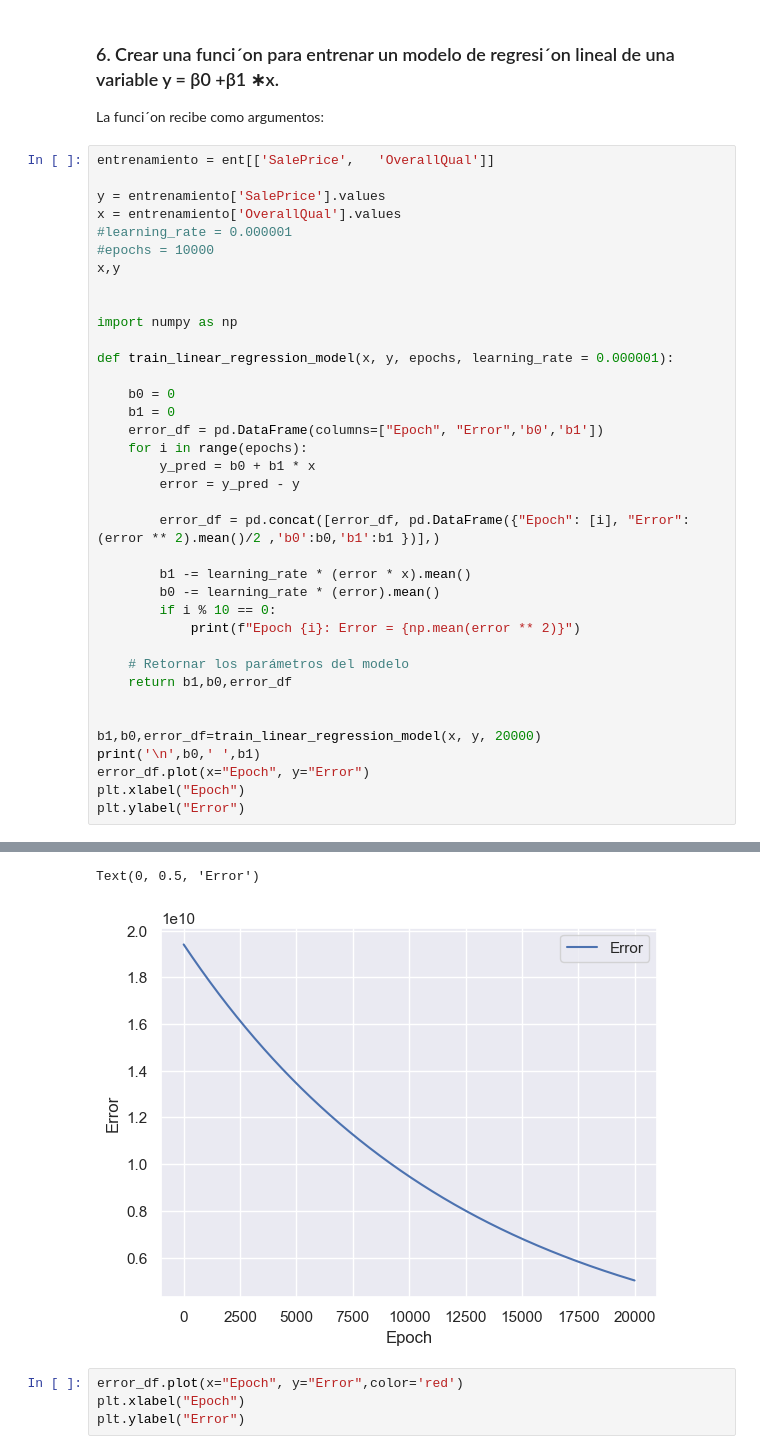
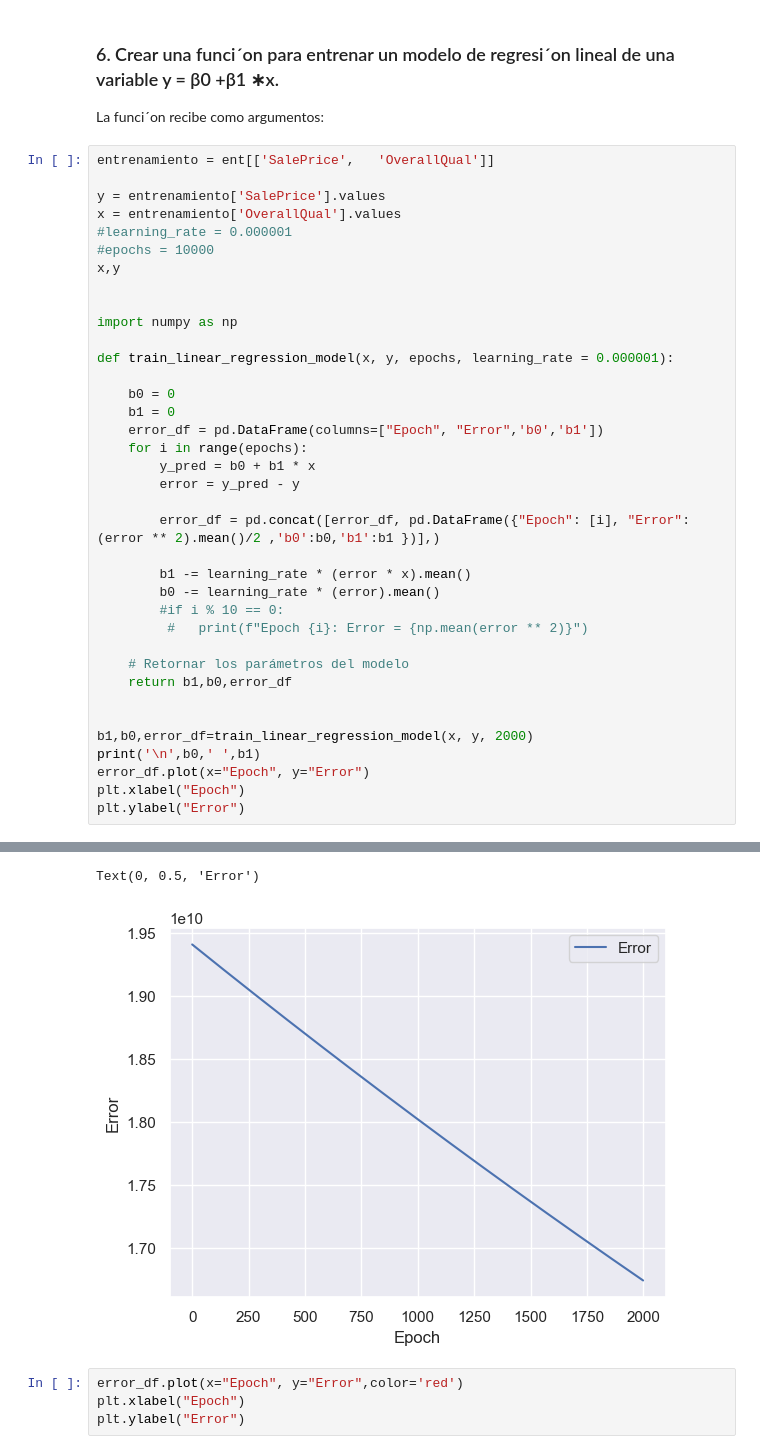
Before and after one commit to ronaldbailey/Proyecto-1---Regresi-n-con-Progra-, a Jupyter notebook: proyecto1.ipynb, the cells around one changed output, grey strips where cells are left out. Drawn from its saved outputs; the diff is of its cells as text.

Commit message:
Creacion de la funcion de modelo

```diff
--- a/proyecto1.ipynb
+++ b/proyecto1.ipynb
@@ -755,14 +755,14 @@ def train_linear_regression_model(x, y, epochs, learning_rate = 0.000001):
 
         b1 -= learning_rate * (error * x).mean()
         b0 -= learning_rate * (error).mean()
-        if i % 10 == 0:
-            print(f"Epoch {i}: Error = {np.mean(error ** 2)}")
+        #if i % 10 == 0:
+         #   print(f"Epoch {i}: Error = {np.mean(error ** 2)}")
 
     # Retornar los parámetros del modelo
     return b1,b0,error_df
 
 
-b1,b0,error_df=train_linear_regression_model(x, y, 20000)
+b1,b0,error_df=train_linear_regression_model(x, y, 2000)
 print('\n',b0,' ',b1)
 error_df.plot(x="Epoch", y="Error")
 plt.xlabel("Epoch")
@@ -788,5 +772,5 @@ Epoch 19990: Error = 10047424530.698687
 Text(0, 0.5, 'Error')
-[figure, old version]
+[figure, new version]
 # %%
 error_df.plot(x="Epoch", y="Error",color='red')
 plt.xlabel("Epoch")
```
Also changed, not shown: parts of 2 cells of this notebook.
